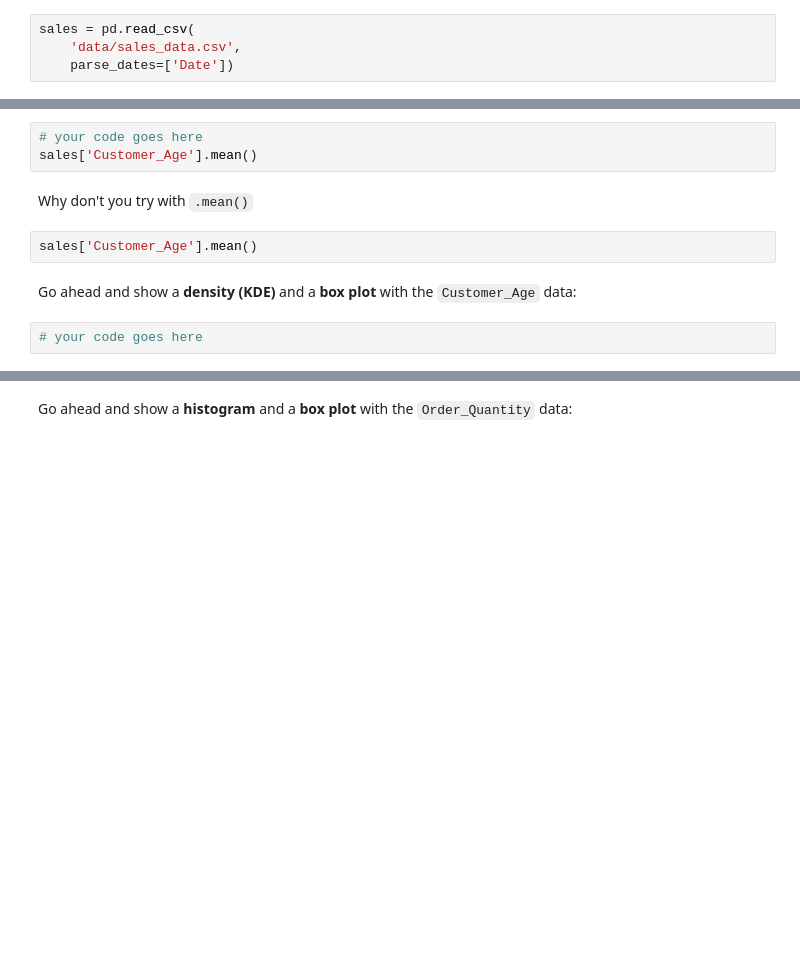
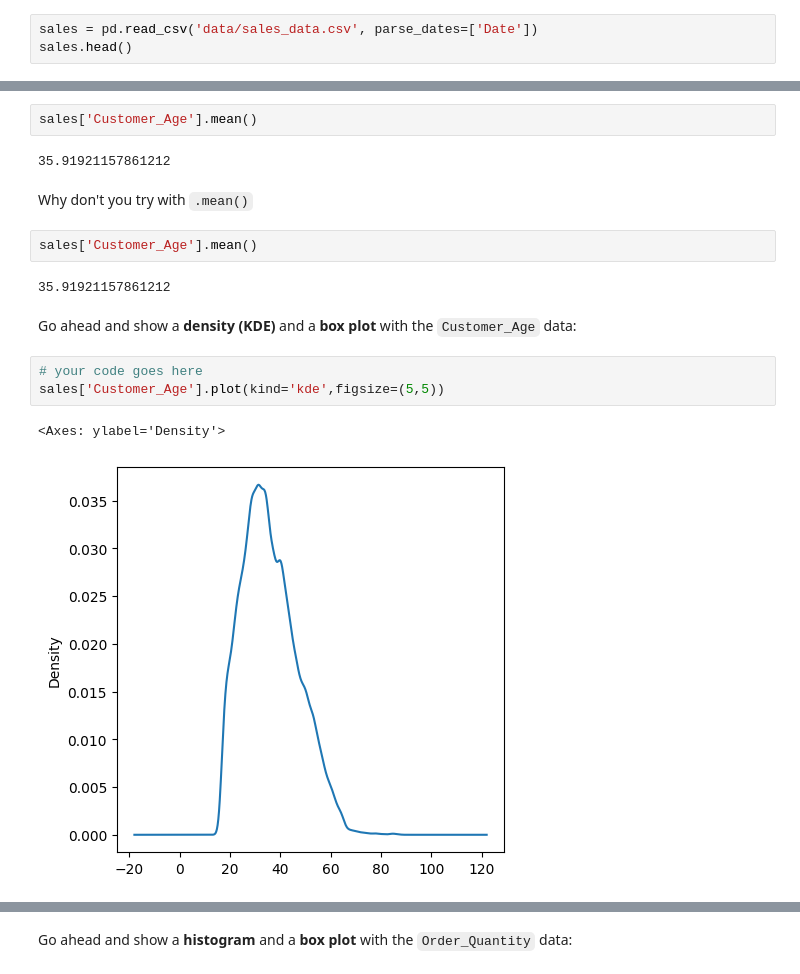
Before and after one commit to ChezhianR/FreeCodeCamp-Pandas-Real-Life-Example, a Jupyter notebook: Exercises_1.ipynb, the cells around one changed output, grey strips where cells are left out. Cells and saved outputs as stored; diff of their text form; blank space fills up the shorter version.

```diff
--- a/Exercises_1.ipynb
+++ b/Exercises_1.ipynb
@@ -20,4 +25,3 @@ import matplotlib.pyplot as plt
 # %%
-sales = pd.read_csv(
-    'data/sales_data.csv',
-    parse_dates=['Date'])
+sales = pd.read_csv('data/sales_data.csv', parse_dates=['Date'])
+sales.head()
@@ -27,15 +49,22 @@ sales.head()
 ![green-divider](https://user-images.githubusercontent.com/7065401/52071924-c003ad80-2562-11e9-8297-1c6595f8a7ff.png)
 
 ### What's the mean of `Customers_Age`?
-# %%
-# your code goes here
-sales['Customer_Age'].mean()
+# %%
+sales['Customer_Age'].mean()
+# %% [output]
+35.91921157861212
 # %% [markdown]
 Why don't you try with `.mean()`
 # %%
 sales['Customer_Age'].mean()
+# %% [output]
+35.91921157861212
 # %% [markdown]
 Go ahead and show a <b>density (KDE)</b> and a <b>box plot</b> with the `Customer_Age` data:
 # %%
 # your code goes here
+sales['Customer_Age'].plot(kind='kde',figsize=(5,5))
+# %% [output]
+<Axes: ylabel='Density'>
+[figure, added]
 # %%
```
Also changed, not shown: parts of 88 cells of this notebook, 1 other file.
